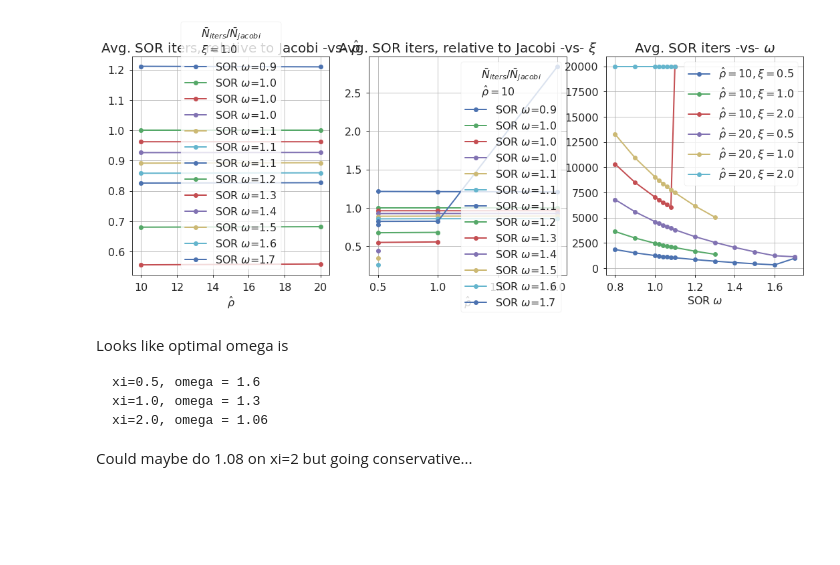
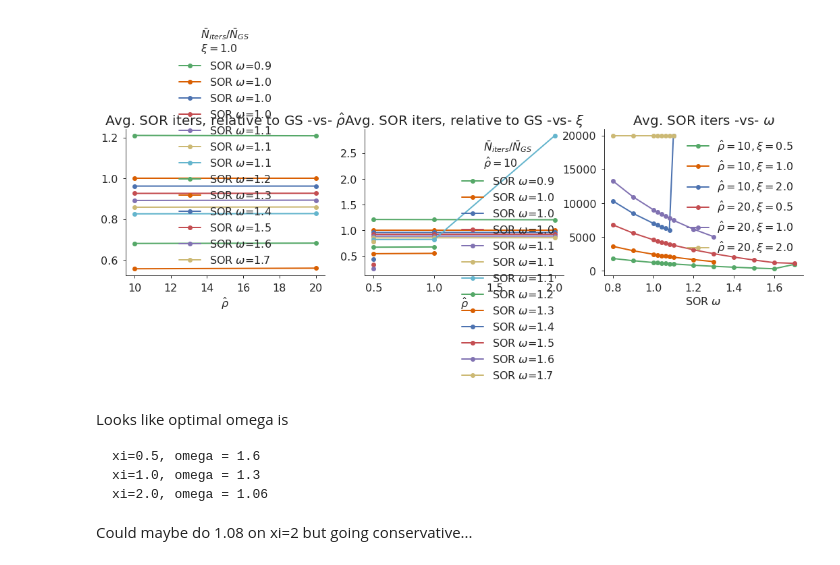
Before and after one commit to timothyas/generic-matern-covariance, a Jupyter notebook: src/llc_3d_sor.ipynb, the cells around one changed output. Drawn from its saved outputs; the diff is of its cells as text; code cells hidden in the pictures; blank space fills up the shorter version.

Commit message:
sor parameter nicer plot

```diff
--- a/src/llc_3d_sor.ipynb
+++ b/src/llc_3d_sor.ipynb
@@ -15,12 +15,13 @@ fig_dir = 'figures'
 if not os.path.isdir(fig_dir):
     os.makedirs(fig_dir)
 # %%
-plt.style.use('thesis')
+plt.style.use('./correlation.mplstyle')
 # %%
 NxList = [10, 20]
 xiList = [.5,1,2]
-omegaList = [0.8, 0.9, 1.0,1.02,1.04,1.06,1.08,1.1,1.2,1.3,1.4,1.5,1.6,1.7]
-main_dir = '/scratch2/tsmith/generic-matern-covariance/sampling/llc90/'
+#omegaList = [0.8, 0.9, 1.0,1.02,1.04,1.06,1.08,1.1,1.2,1.3,1.4,1.5,1.6,1.7]
+omegaList = [0.8, 0.9, 1.0,1.1,1.2,1.3,1.35,1.4,1.5,1.6,1.7]
+main_dir = '/scratch2/tsmith/generic-matern-covariance/sampling/llc90/sor-parameter-test/'
 # %%
 omegaLabels = [r'SOR $\omega$=%.1f' % x for x in omegaList]
 # %%
@@ -73,36 +74,36 @@ for Nx in NxList:
         sorallmeans[xi]=np.array(omega_mean)
     sormean[Nx] = sorallmeans
 # %%
-fig,axs = plt.subplots(1,3,figsize=(18,6))
+fig,axs = plt.subplots(1,3,figsize=(18,4))
 xiSelect = 1
 NxSelect = 10
 for omega,lbl in zip(omegaList[1:],omegaLabels[1:]):
 
     # just showing relative to jacobi case
     #p=axs[0].plot(np.array(NxList),allmeans[omega],label=lbl,marker='o')
     for xi in [xiSelect]:
         axs[0].plot(np.array(NxList),allmeansnx[omega][xi]/allmeansnx[1][xi],
                     label=lbl,marker='o')
     for Nx in [NxSelect]:
         axs[1].plot(np.array(xiList),xiallmeans[omega][Nx]/xiallmeans[1][Nx],
                     label=lbl,marker='o')
 for Nx in NxList:
     for xi in xiList:
         axs[2].plot(np.array(omegaList),sormean[Nx][xi],label=r'$\hat{\rho}=%02d, \xi=%.1f$'%(Nx,xi),marker='o')
 
 axs[0].legend(title=r'$\bar{N}_{iters}$')
-axs[0].legend(title=r'$\bar{N}_{iters} / \bar{N}_{jacobi}$%s$\xi=$%.1f' % ('\n',xiSelect))
-axs[1].legend(title=r'$\bar{N}_{iters} / \bar{N}_{jacobi}$%s$\hat{\rho}=$%02d' % ('\n',NxSelect))
+axs[0].legend(title=r'$\bar{N}_{iters} / \bar{N}_{GS}$%s$\xi=$%.1f' % ('\n',xiSelect))
+axs[1].legend(title=r'$\bar{N}_{iters} / \bar{N}_{GS}$%s$\hat{\rho}=$%02d' % ('\n',NxSelect))
 axs[2].legend()
 [ax.set(xlabel=r'$\hat\rho$') for ax in axs[:2]];
 axs[2].set(xlabel=r'SOR $\omega$')
 axs[0].set(title=r'Avg. iters -vs- $\hat\rho$')
-axs[0].set(title=r'Avg. SOR iters, relative to Jacobi -vs- $\hat\rho$')
-axs[1].set(title=r'Avg. SOR iters, relative to Jacobi -vs- $\xi$')
+axs[0].set(title=r'Avg. SOR iters, relative to GS -vs- $\hat\rho$')
+axs[1].set(title=r'Avg. SOR iters, relative to GS -vs- $\xi$')
 axs[2].set(title='Avg. SOR iters -vs- $\omega$');
 #fig.savefig('sor_noXi.png',dpi=300,bbox_inches='tight')
 # %% [output]
-[figure, old version]
+[figure, new version]
 # %% [markdown]
 Looks like optimal omega is
 
```
Also changed, not shown: parts of 2 cells of this notebook, 1 other file.
